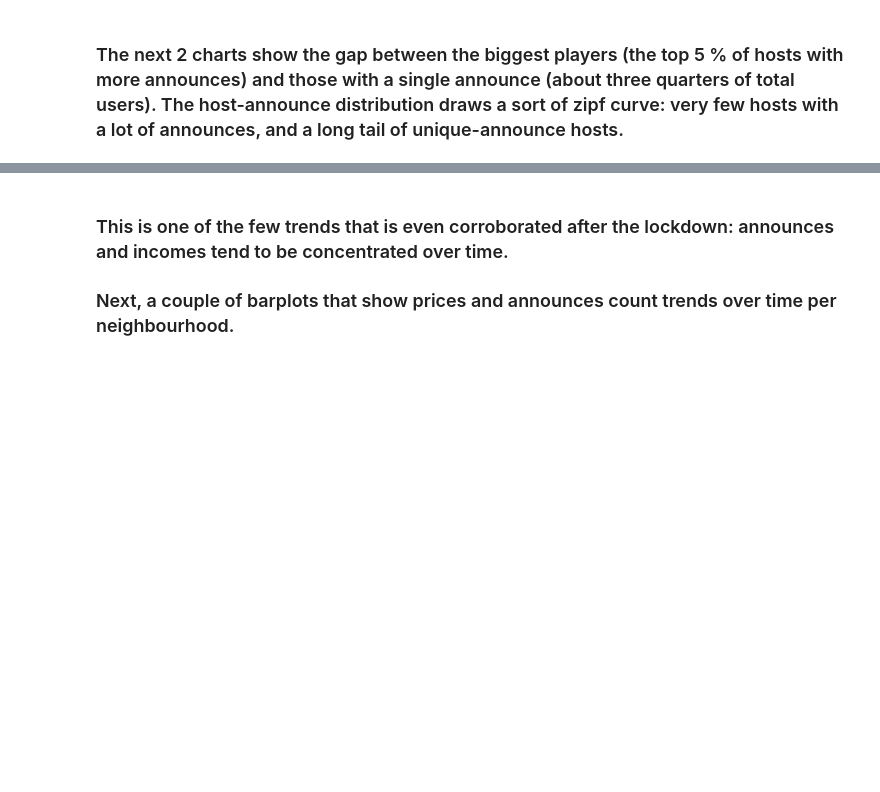
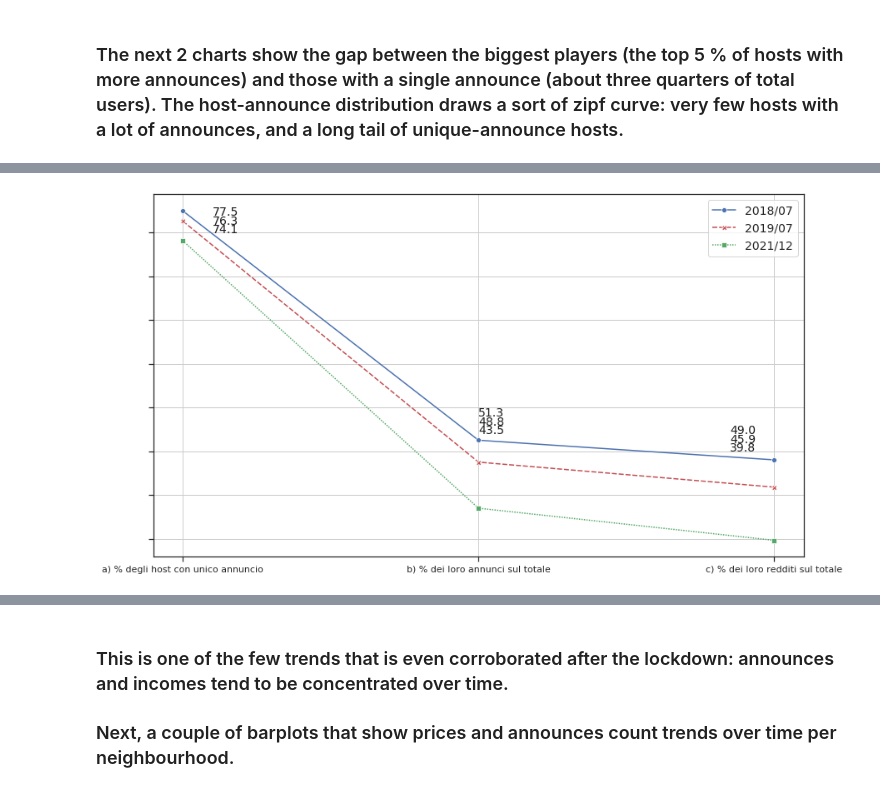
Before and after one commit to laszlo91/Inside-Airbnb-studies, a Jupyter notebook: bologna/1) Overview.ipynb, the cells around one changed output, grey strips where cells are left out. Cells and saved outputs as stored; diff of their text form; code cells hidden in the pictures; blank space fills up the shorter version.

```diff
--- a/bologna/1) Overview.ipynb
+++ b/bologna/1) Overview.ipynb
@@ -301,0 +279,83 @@ iii = scissor_1(three_val3())
+# %%
+def scissor_1(thrval, periods=periods_2, scissor=1):
+
+    a = []
+    for i in thrval:
+        a.append(single_host(dfs[i]))
+
+    x = pd.Series(["a) % degli host con unico annuncio","b) % dei loro annunci sul totale","c) % dei loro redditi sul totale"])
+    plotting(a,thrval,x, scissor)
+
+def plotting(a,thrval,x,scissor,periods=periods_2):
+
+        lines = a[0].rename(periods[thrval[0]]).to_frame()\
+        .join(a[1].rename(periods[thrval[1]]).to_frame())\
+        .join(a[2].rename(periods[thrval[2]]).to_frame()).set_index(x)
+
+        snsplot2(lines, x, scissor)
+
+def annotate(l, ax, scissor):
+
+    if scissor==1:
+        a = sorted(l[l.columns[0]], reverse=True)
+        y = round(max(a))
+        ax.text(0.1,y-0, round(a[0], 1), color="k", fontsize=14)
+        ax.text(0.1,y-1, round(a[1], 1), color="k", fontsize=14)
+        ax.text(0.1,y-2, round(a[2], 1), color="k", fontsize=14)
+
+        a = sorted(l[l.columns[1]], reverse=True)
+        y = round(max(a))
+        ax.text(1,y+3, round(a[0], 1), color="k", fontsize=14)
+        ax.text(1,y+2, round(a[1], 1), color="k", fontsize=14)
+        ax.text(1,y+1, round(a[2], 1), color="k", fontsize=14)
+
+        a = sorted(l[l.columns[2]], reverse=True)
+        y = round(max(a))
+        ax.text(1.85,y+3, round(a[0], 1), color="k", fontsize=14)
+        ax.text(1.85,y+2, round(a[1], 1), color="k", fontsize=14)
+        ax.text(1.85,y+1, round(a[2], 1), color="k", fontsize=14)
+
+    if scissor==2:
+        a = sorted(l[l.columns[0]], reverse=True)
+        y = round(max(a))
+        ax.text(0.1,y-0, round(a[0], 1), color="k", fontsize=14)
+        ax.text(0.1,y-0, round(a[1], 1), color="k", fontsize=14)
+        ax.text(0.1,y-0, round(a[2], 1), color="k", fontsize=14)
+
+        a = sorted(l[l.columns[1]], reverse=True)
+        y = round(max(a))
+        ax.text(1,y+3, round(a[0], 1), color="k", fontsize=14)
+        ax.text(1,y+1.8, round(a[1], 1), color="k", fontsize=14)
+        ax.text(1,y+0.7, round(a[2], 1), color="k", fontsize=14)
+
+        a = sorted(l[l.columns[2]], reverse=True)
+        y = round(min(a))
+        ax.text(1.85,y-3, round(a[0], 1), color="k", fontsize=14)
+        ax.text(1.85,y-4.2, round(a[1], 1), color="k", fontsize=14)
+        ax.text(1.85,y-5.4, round(a[2], 1), color="k", fontsize=14)
+
+
+def snsplot2(lines, x, scissor):
+
+    l = lines.T
+    sns.set(style="ticks")
+    dims = (14, 8)
+
+    fig, ax = plt.subplots(1,1,figsize=dims)
+    #ax.set(ylim =(30, 90))
+    ax.set_yticklabels([])
+
+    annotate(l, ax, scissor)
+
+
+    sns.lineplot(markers=True, dashes=True, data=lines, palette=farbe, legend=False)
+    ax.legend(sorted(l.index),prop={'size': 14})
+    plt.grid()
+
+
+i = scissor_1(three_val1())
+#ibis = scissor_1((0, 12, -1))
+ii = scissor_1(three_val2())
+iii = scissor_1(three_val3())
+# %% [output]
+[figure, added]
```
Also changed, not shown: parts of 12 cells of this notebook.
